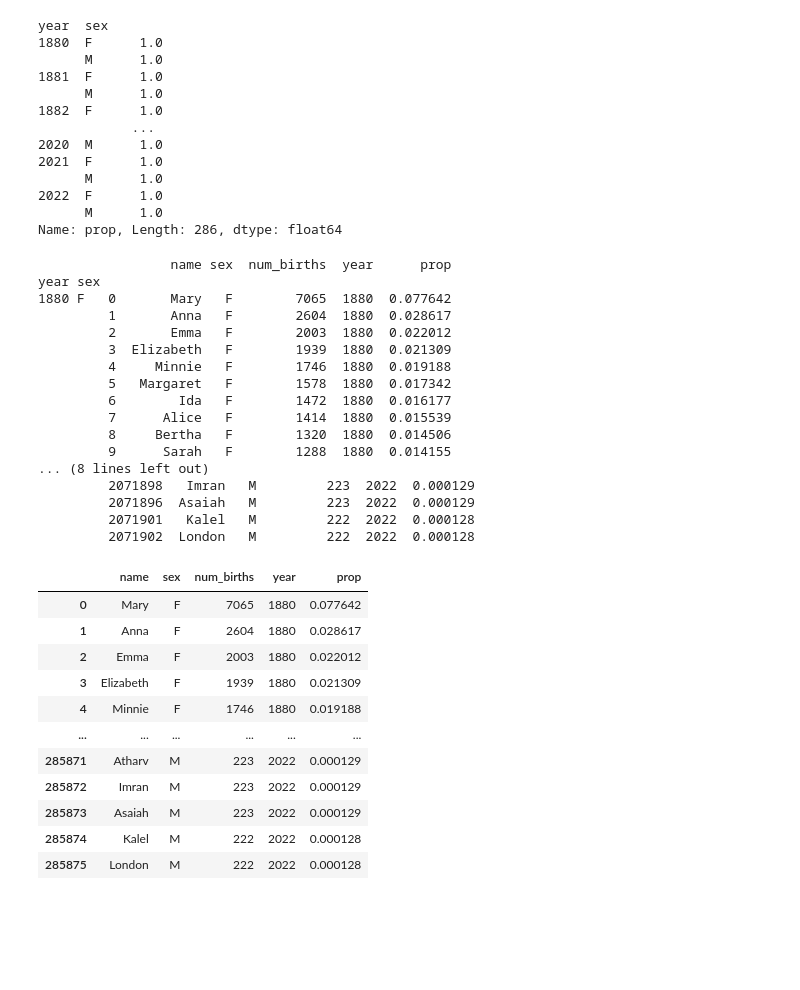
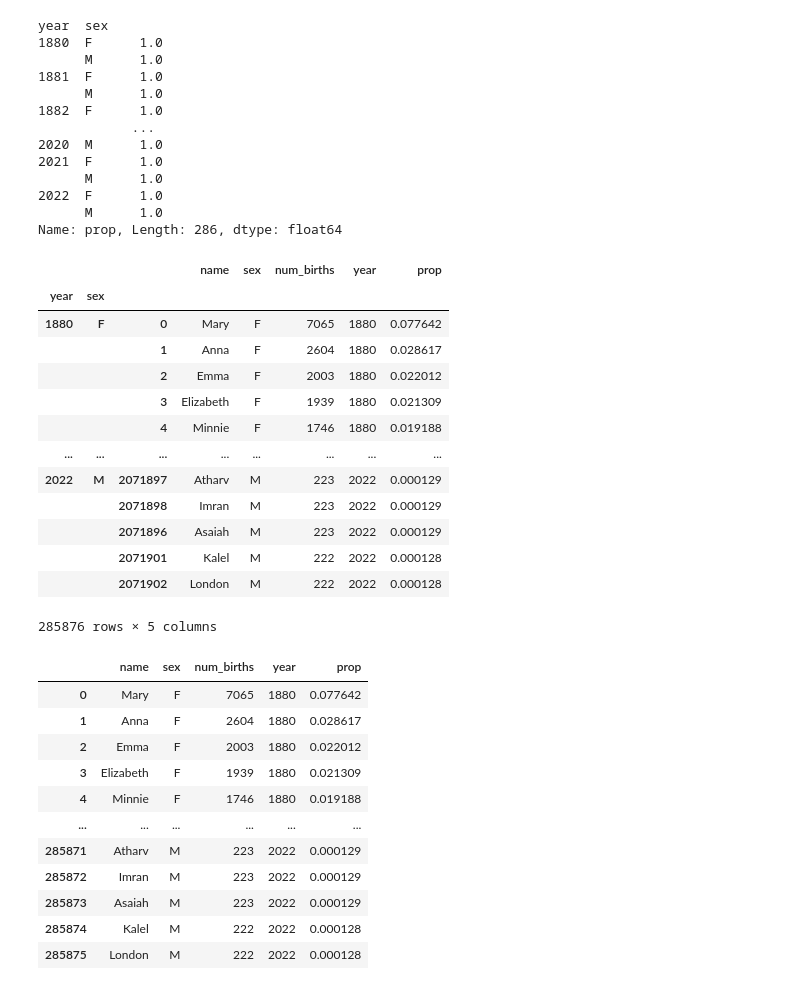
Before and after one commit to AzlinRusnan/STQD6014-Data-Science, a Jupyter notebook: Azlin_Week15_DataAnalysis_20240128_WC.ipynb, the cells around one changed output. Saved outputs shown, nothing was run; the diff lists cells and outputs as text; code cells hidden in the pictures; blank space fills up the shorter version.

```diff
--- a/Azlin_Week15_DataAnalysis_20240128_WC.ipynb
+++ b/Azlin_Week15_DataAnalysis_20240128_WC.ipynb
@@ -767,32 +784,30 @@ Name: prop, Length: 286, dtype: float64
 # %%
 # Extract the top 1,000 names for each sex/year combination
 def get_top1000(group):
     return group.sort_values("num_births", ascending=False)[:1000]
 
 # Create intermediate file
-
+grouped = names.groupby(['year','sex'])
 
 # Get top 1000 data
-
+top1K = grouped.apply(get_top1000)
 
 # Display top1K content
+top1K
 # %% [output]
+|  |  |  | name | sex | num_births | year | prop |
+| year | sex |  |  |  |  |  |  |
+| 1880 | F | 0 | Mary | F | 7065 | 1880 | 0.077642 |
+|  |  | 1 | Anna | F | 2604 | 1880 | 0.028617 |
+|  |  | 2 | Emma | F | 2003 | 1880 | 0.022012 |
+|  |  | 3 | Elizabeth | F | 1939 | 1880 | 0.021309 |
+|  |  | 4 | Minnie | F | 1746 | 1880 | 0.019188 |
+| ... | ... | ... | ... | ... | ... | ... | ... |
+| 2022 | M | 2071897 | Atharv | M | 223 | 2022 | 0.000129 |
+|  |  | 2071898 | Imran | M | 223 | 2022 | 0.000129 |
+|  |  | 2071896 | Asaiah | M | 223 | 2022 | 0.000129 |
+|  |  | 2071901 | Kalel | M | 222 | 2022 | 0.000128 |
+|  |  | 2071902 | London | M | 222 | 2022 | 0.000128 |
-                 name sex  num_births  year      prop
-year sex
-1880 F   0       Mary   F        7065  1880  0.077642
-         1       Anna   F        2604  1880  0.028617
-         2       Emma   F        2003  1880  0.022012
-         3  Elizabeth   F        1939  1880  0.021309
-         4     Minnie   F        1746  1880  0.019188
-         5   Margaret   F        1578  1880  0.017342
-         6        Ida   F        1472  1880  0.016177
-         7      Alice   F        1414  1880  0.015539
-         8     Bertha   F        1320  1880  0.014506
-         9      Sarah   F        1288  1880  0.014155
-... (8 lines left out)
-         2071898   Imran   M         223  2022  0.000129
-         2071896  Asaiah   M         223  2022  0.000129
-         2071901   Kalel   M         222  2022  0.000128
-         2071902  London   M         222  2022  0.000128
+285876 rows × 5 columns
 # %%
 # Drop the group index
```
Also changed, not shown: parts of 17 cells of this notebook.
